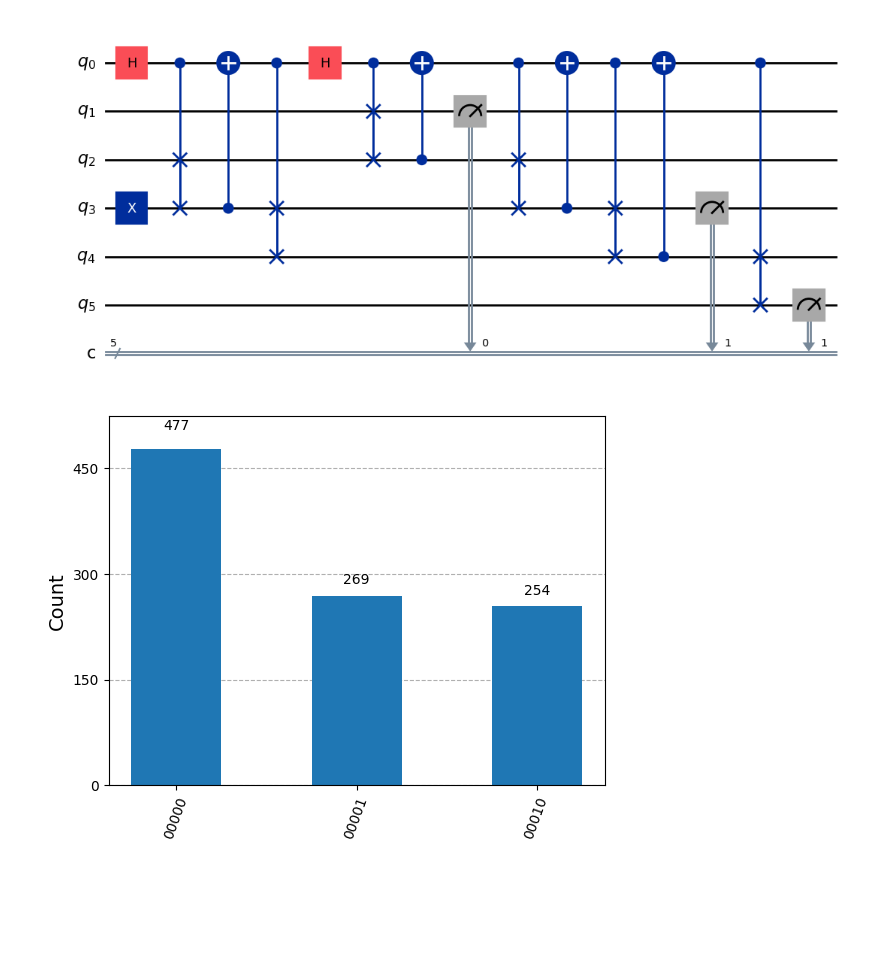
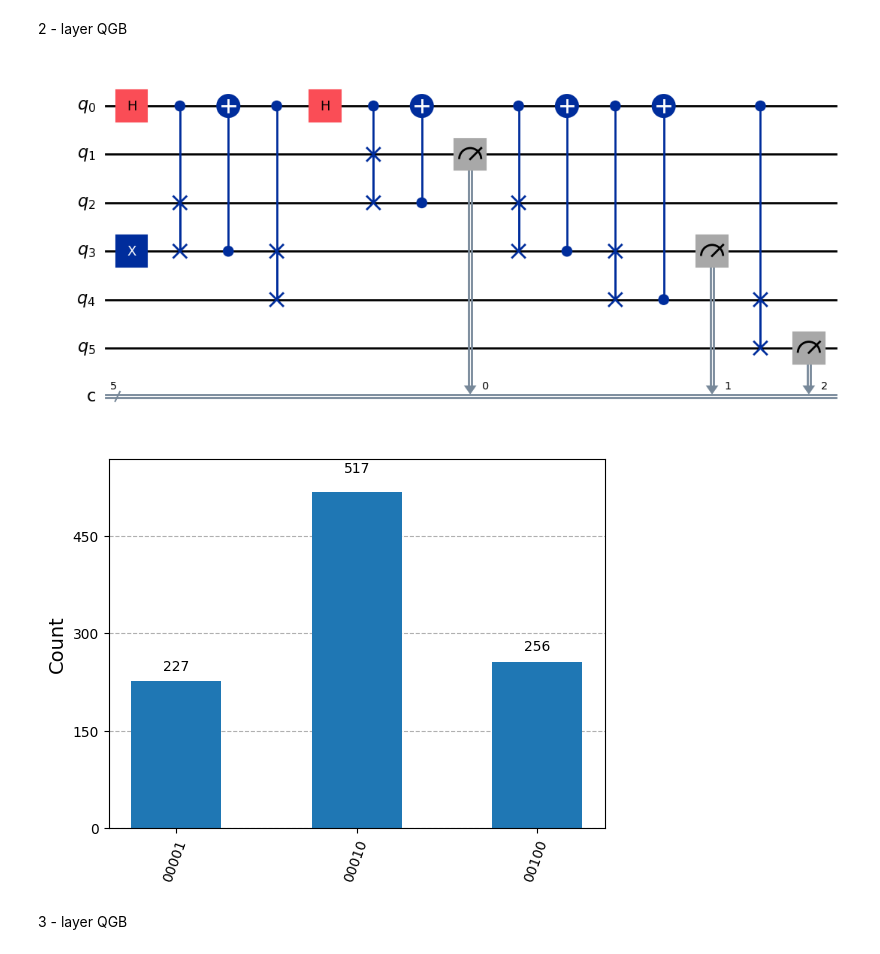
Before and after one commit to saxenaprajjwal/WISER, a Jupyter notebook: Task_II.ipynb, the cells around one changed output. Saved outputs shown, nothing was run; the diff lists cells and outputs as text; code cells hidden in the pictures; blank space fills up the shorter version.

```diff
--- a/Task_II.ipynb
+++ b/Task_II.ipynb
@@ -40,3 +42,5 @@ plt.show()
+# %% [markdown]
+2 - layer QGB
 # %%
 # 1 coin qubit + 5 position qubits, and 5 classical bits
 qc = QuantumCircuit(6, 5)
@@ -54,35 +58,37 @@ qc.append(CSwapGate(), [0, 3, 4])
 
 # === Layer 2 ===
 qc.h(0)
 qc.append(CSwapGate(), [0, 1, 2])
 qc.cx(2, 0)
 qc.append(CSwapGate(), [0, 2, 3])
 qc.cx(3, 0)
 qc.append(CSwapGate(), [0, 3, 4])
 qc.cx(4, 0)
 qc.append(CSwapGate(), [0, 4, 5])
 
 
 # Measure all position qubits
 qc.measure(1, 0)
 qc.measure(3, 1)
-qc.measure(5, 1)
+qc.measure(5, 2)
 
 # Show the circuit
 qc.draw('mpl')
 plt.show()
 
 # Simulate
 sim = AerSimulator()
 from qiskit import transpile
 compiled = transpile(qc, sim)
 result = sim.run(compiled, shots=1000).result()
 counts = result.get_counts()
 plot_histogram(counts)
 plt.show()
 # %% [output]
 [figure]
-[figure, old version]
+[figure, new version]
+# %% [markdown]
+3 - layer QGB
 # %%
 from qiskit import QuantumCircuit
 from qiskit.circuit.library import CSwapGate
```
Also changed, not shown: parts of 6 cells of this notebook.
